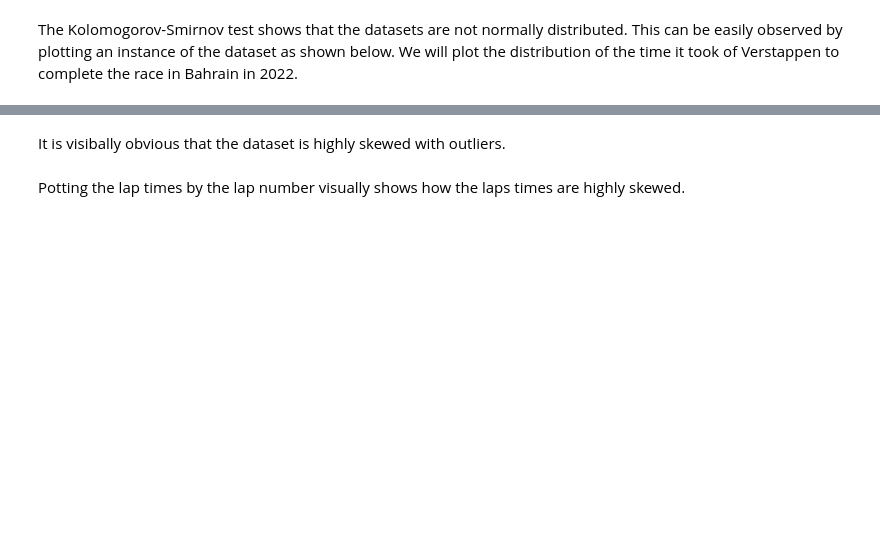
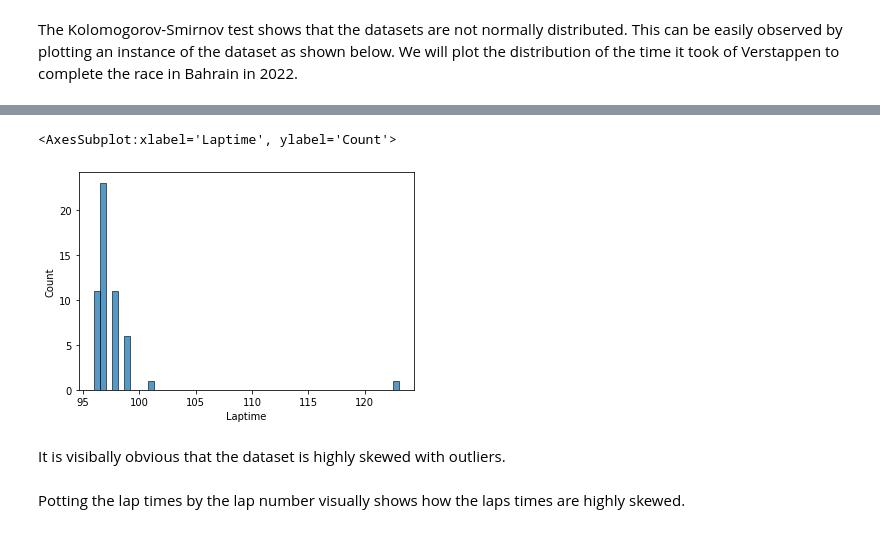
Before and after one commit to junghoon-1999/Formula1-Strategy, a Jupyter notebook: data-analysis.ipynb, the cells around one changed output, grey strips where cells are left out. Drawn from its saved outputs; the diff is of its cells as text; code cells hidden in the pictures; blank space fills up the shorter version.

```diff
--- a/data-analysis.ipynb
+++ b/data-analysis.ipynb
@@ -191,7 +189,10 @@ sns.histplot(data = race_hist[(race_hist['Driver'] == 'PER') &
 # %%
 sns.histplot(data = race_hist[(race_hist['Driver'] == 'PER') &
-        (race_hist['Location'] == 'Bahrain') &
+        (race_hist['Location'] == 'Sakhir') &
         (race_hist['Year'] == 2023)]['Laptime'].astype(int))
+# %% [output]
+<AxesSubplot:xlabel='Laptime', ylabel='Count'>
+[figure, added]
 # %% [markdown]
 It is visibally obvious that the dataset is highly skewed with outliers.
 # %%
```
Also changed, not shown: parts of 43 cells of this notebook, 4 other files.
